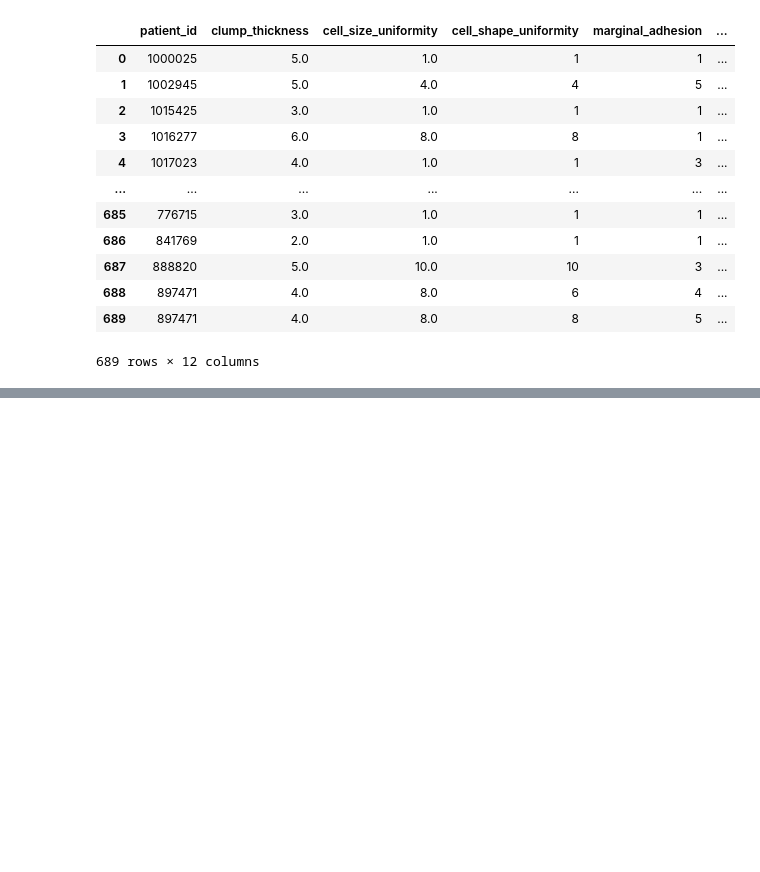
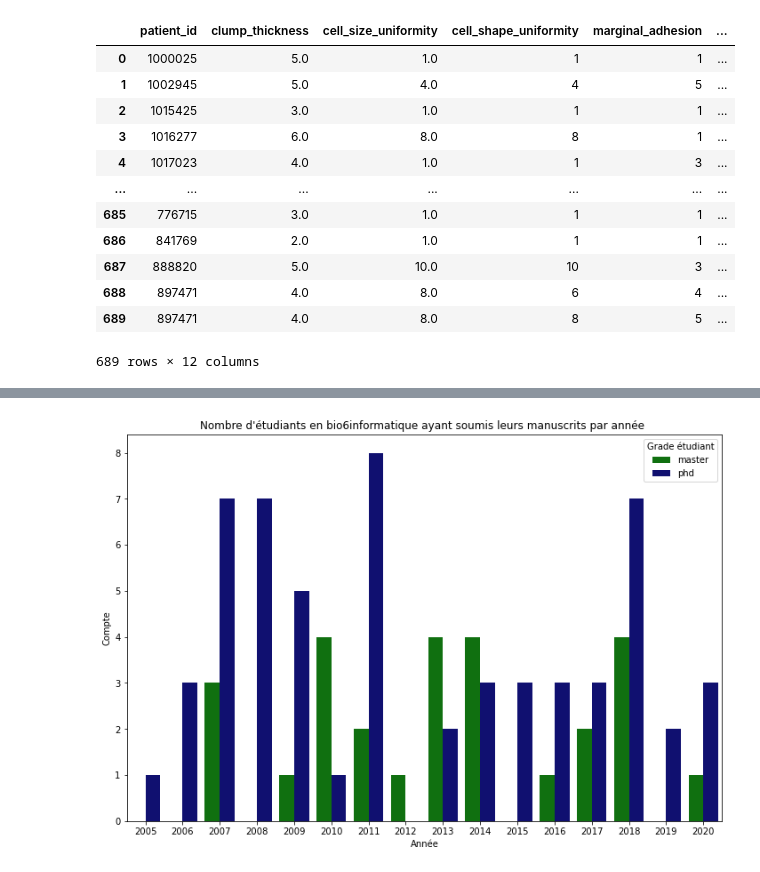
Before and after one commit to ladyson1806/pandas_data_wrangling, a Jupyter notebook: datatrek_2021/Data_Processing_Python.ipynb, the cells around one changed output, grey strips where cells are left out. Cells and saved outputs as stored; diff of their text form; code cells hidden in the pictures; blank space fills up the shorter version.

```diff
--- a/datatrek_2021/Data_Processing_Python.ipynb
+++ b/datatrek_2021/Data_Processing_Python.ipynb
@@ -665,0 +637,3 @@ filtered_breast_dataset
+# %%
+master_table['grade_etudiant'] = 'master'
+master_table
@@ -665,0 +654,4 @@ filtered_breast_dataset
+# %%
+#### Your turn!
+phd_table['grade_etudiant'] = 'phd'
+phd_table
@@ -665,0 +678,3 @@ filtered_breast_dataset
+# %%
+final_table = phd_table.append(master_table)
+final_table
@@ -665,0 +703,22 @@ filtered_breast_dataset
+# %%
+#### Question 1
+def get_year(x):
+    if x == 'à venir':
+        return np.nan
+    else:
+        year = re.findall(r'[0-9]{4}', x)[0]
+        return year
+
+final_table['Annee_soumission'] = final_table['Manuscrit_soumis'].apply(get_year)
+final_table['Annee_diplome'] = final_table['Manuscrit_soumis'].apply(get_year)
+# %%
+#### Question 2
+fig = plt.figure(figsize=(12,8))
+sns.countplot(data=final_table, x='Annee_soumission', hue='grade_etudiant', palette=['green', 'navy'])
+plt.xlabel('Année')
+plt.ylabel('Compte')
+plt.legend(title='Grade étudiant', labels={'master':'green', 'phd':'navy'}, loc='best')
+plt.title('Nombre d\'étudiants en bio6informatique ayant soumis leurs manuscrits par année ')
+plt.show()
+# %% [output]
+[figure, added]
```
Also changed, not shown: parts of 16 cells of this notebook.
